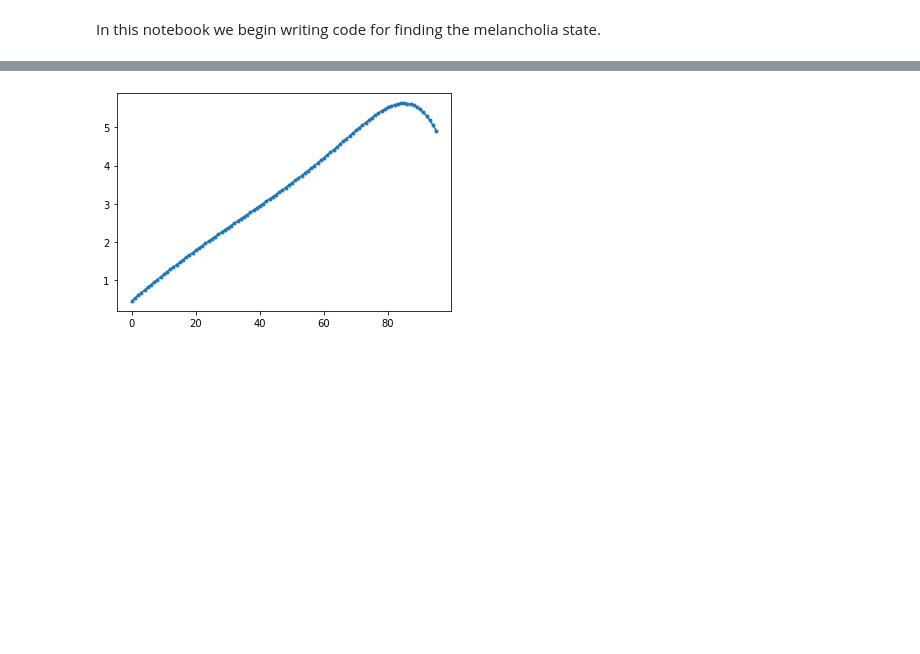
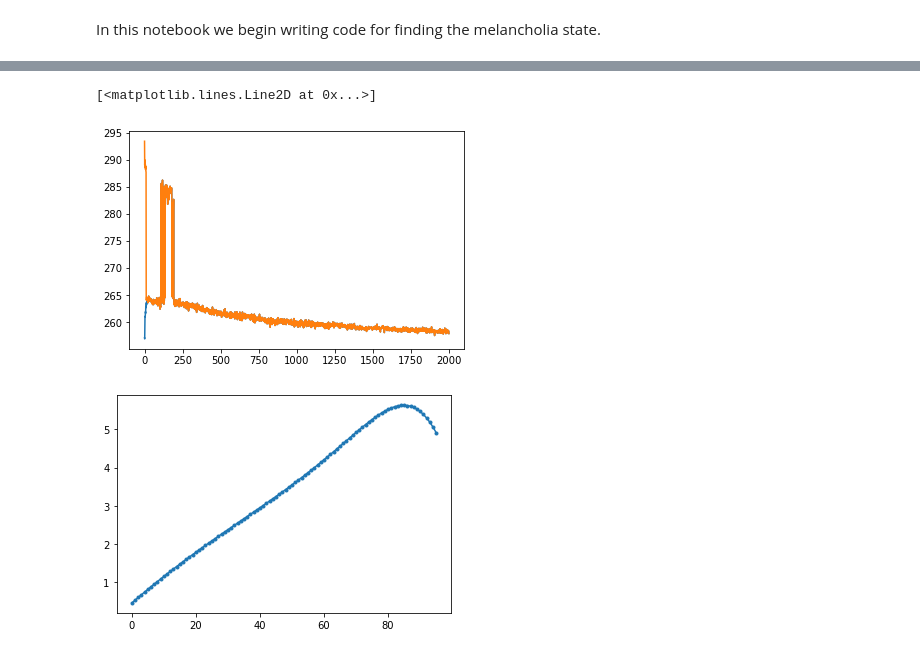
Before and after one commit to CalvinNesbitt/Double-Well-SR, a Jupyter notebook: M-State-Finder-Development.ipynb, the cells around one changed output, grey strips where cells are left out. Drawn from its saved outputs; the diff is of its cells as text; code cells hidden in the pictures; blank space fills up the shorter version.

```diff
--- a/M-State-Finder-Development.ipynb
+++ b/M-State-Finder-Development.ipynb
@@ -159,3 +198,22 @@ plt.plot(np.vstack(mstate.cold_ts)[:, -1],'.-')
+# %%
+a_ts = []
+b_ts = []
+for k in tqdm(range(2000)):
+    integrator.set_state(np.vstack(mstate.cold_ts)[k])
+    integrator.integrate(10)
+    a = integrator.state[-1]
+
+    integrator.set_state(np.vstack(mstate.hot_ts)[k])
+    integrator.integrate(10)
+    b = integrator.state[-1]
+#     print(f'Step {k}:\n{a:.1f} & {b:.1f}')
+    a_ts.append(a)
+    b_ts.append(b)
+plt.plot(a_ts)
+plt.plot(b_ts)
+# %% [output]
+[<matplotlib.lines.Line2D at 0x...>]
+[figure, added]
 # %%
 plt.plot(np.vstack(mstate.hot_ts)[5:, -3],'.-')
 plt.show()
```
Also changed, not shown: parts of 26 cells of this notebook.
